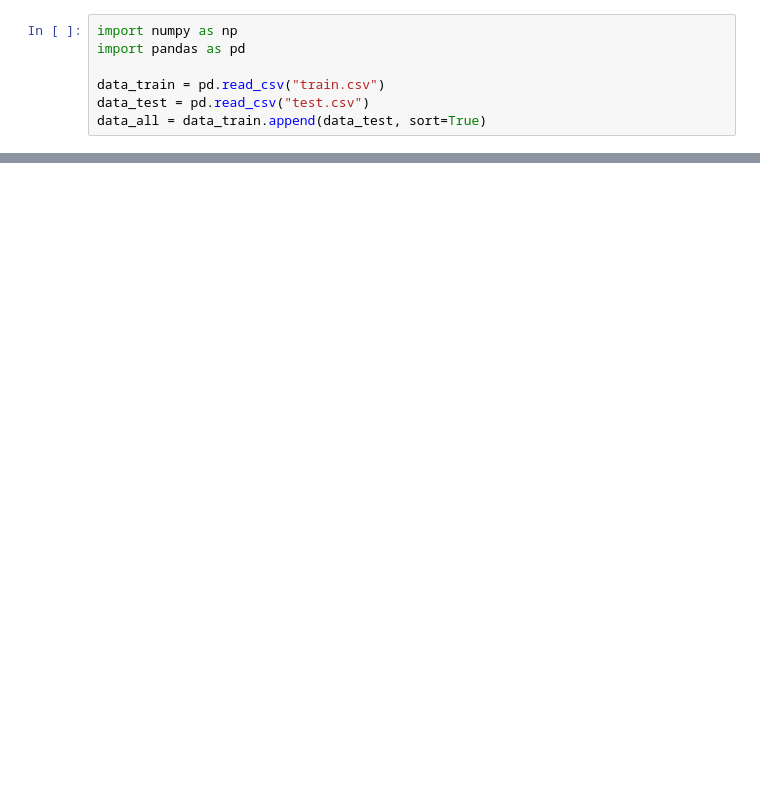
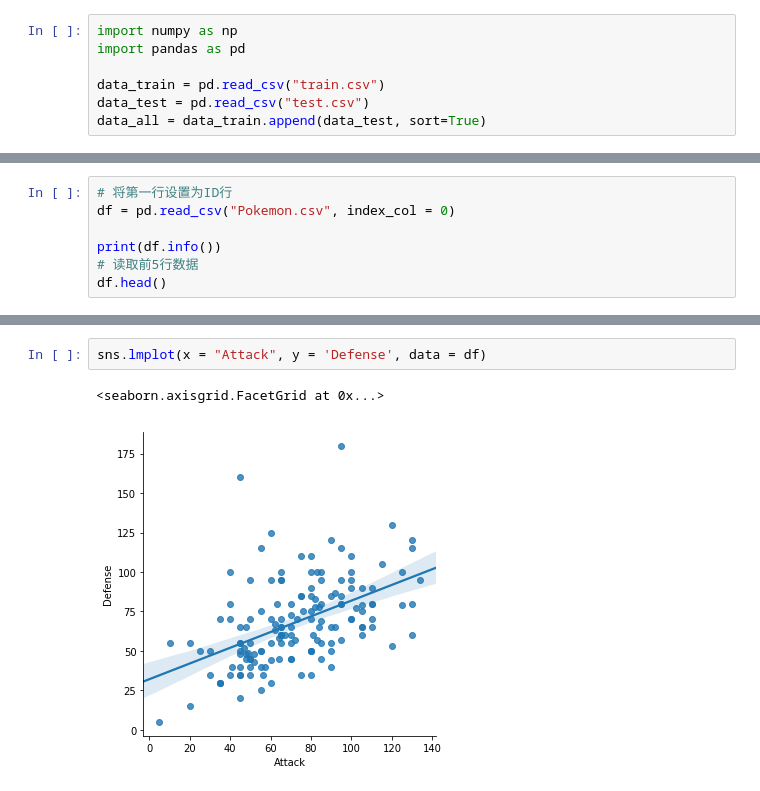
Before and after one commit to FantasyJXF/Kaggle, a Jupyter notebook: HousePrices/test.ipynb, the cells around one changed output, grey strips where cells are left out. Saved outputs shown, nothing was run; the diff lists cells and outputs as text; blank space fills up the shorter version.

```diff
--- a/HousePrices/test.ipynb
+++ b/HousePrices/test.ipynb
@@ -27,0 +16,7 @@ memory usage: 1.8+ MB
+# %%
+# 将第一行设置为ID行
+df = pd.read_csv("Pokemon.csv", index_col = 0)
+
+print(df.info())
+# 读取前5行数据
+df.head()
@@ -27,0 +55,5 @@ memory usage: 1.8+ MB
+# %%
+sns.lmplot(x = "Attack", y = 'Defense', data = df)
+# %% [output]
+<seaborn.axisgrid.FacetGrid at 0x...>
+[figure, added]
```
Also changed, not shown: parts of 21 cells of this notebook, 10 other files.
